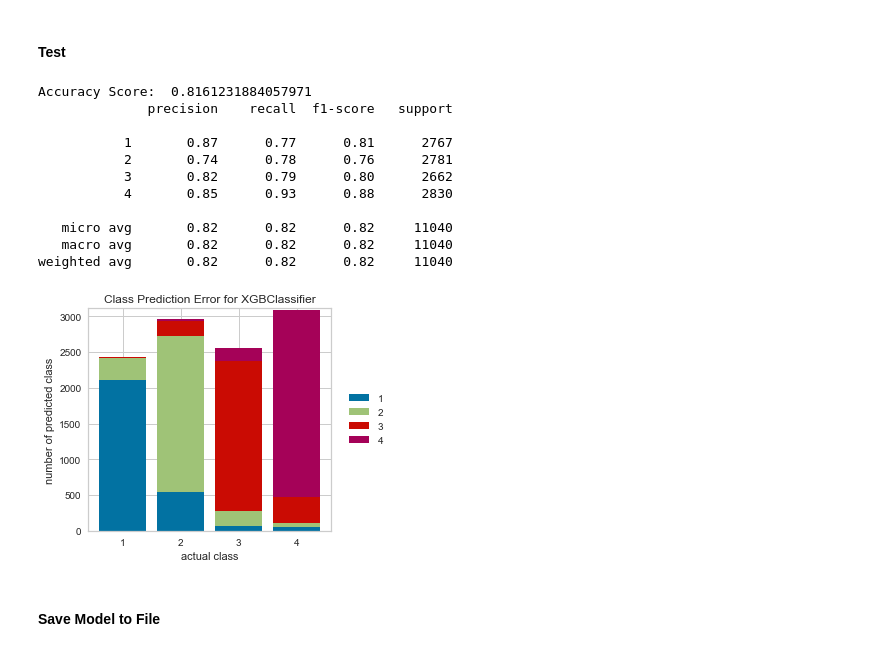
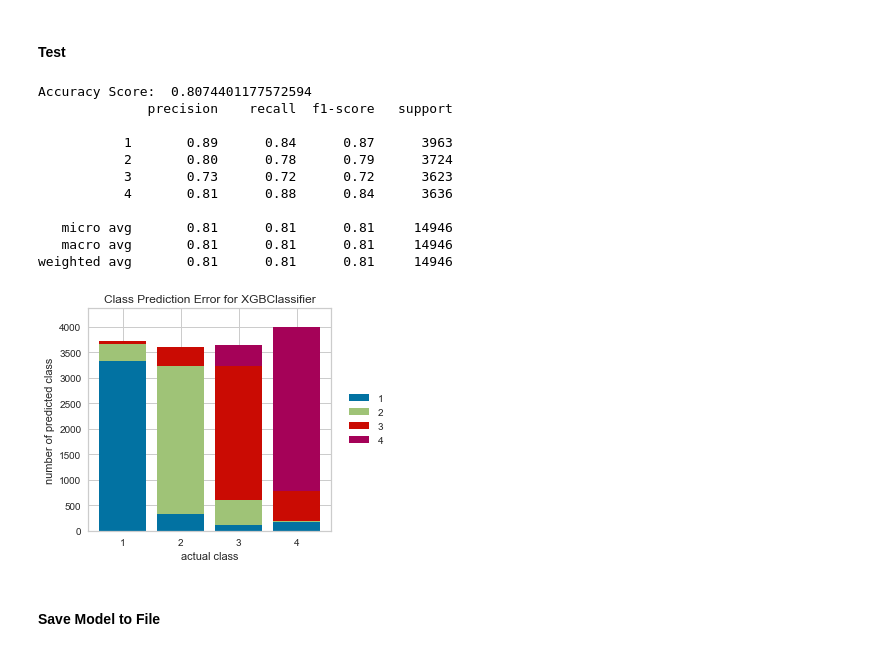
Before and after one commit to LeDon96/CrowdednessPrediction, a Jupyter notebook: Jupyter Notebooks/ClassificationModels.ipynb, the cells around one changed output. Saved outputs shown, nothing was run; the diff lists cells and outputs as text; code cells hidden in the pictures.

```diff
--- a/Jupyter Notebooks/ClassificationModels.ipynb
+++ b/Jupyter Notebooks/ClassificationModels.ipynb
@@ -54,4 +56,4 @@ kf = KFold(n_splits=10, shuffle=True, random_state=42)
 # %%
 full_df = split.clasCrowdednessCounts(full_df)
 # %%
-x_train, y_train, x_test, y_test, x_eval, y_eval, train_dates = split.trainTestSplit(full_df, size)
+x_train, y_train, x_eval, y_eval, train_dates = split.trainTestSplit(full_df, size)
@@ -415,31 +402,31 @@ Best F1 score:  0.6903379428460056
 # %% [markdown]
 #### Test
 # %%
-y_pred_test_xgbc = xgbc.predict(x_test)
+y_pred_eval_xgbc = xgbc.predict(x_eval)
 
-print("Accuracy Score: ", accuracy_score(y_test, y_pred_test_xgbc))
-print(classification_report(y_test, y_pred_test_xgbc))
+print("Accuracy Score: ", accuracy_score(y_eval, y_pred_eval_xgbc))
+print(classification_report(y_eval, y_pred_eval_xgbc))
 
 visualizer = ClassPredictionError(
     xgbc
 )
 
 visualizer.fit(x_train.drop(columns={"Date"}), y_train["CrowdednessCount"])
-visualizer.score(x_test, y_test)
+visualizer.score(x_eval, y_eval)
 g = visualizer.poof()
 # %% [output]
-Accuracy Score:  0.8161231884057971
+Accuracy Score:  0.8074401177572594
               precision    recall  f1-score   support
 
-           1       0.87      0.77      0.81      2767
-           2       0.74      0.78      0.76      2781
-           3       0.82      0.79      0.80      2662
-           4       0.85      0.93      0.88      2830
+           1       0.89      0.84      0.87      3963
+           2       0.80      0.78      0.79      3724
+           3       0.73      0.72      0.72      3623
+           4       0.81      0.88      0.84      3636
 
-   micro avg       0.82      0.82      0.82     11040
-   macro avg       0.82      0.82      0.82     11040
-weighted avg       0.82      0.82      0.82     11040
+   micro avg       0.81      0.81      0.81     14946
+   macro avg       0.81      0.81      0.81     14946
+weighted avg       0.81      0.81      0.81     14946
-[figure, old version]
+[figure, new version]
 # %% [markdown]
 #### Save Model to File
 # %%
```
Also changed, not shown: parts of 13 cells of this notebook, 2 other files.
